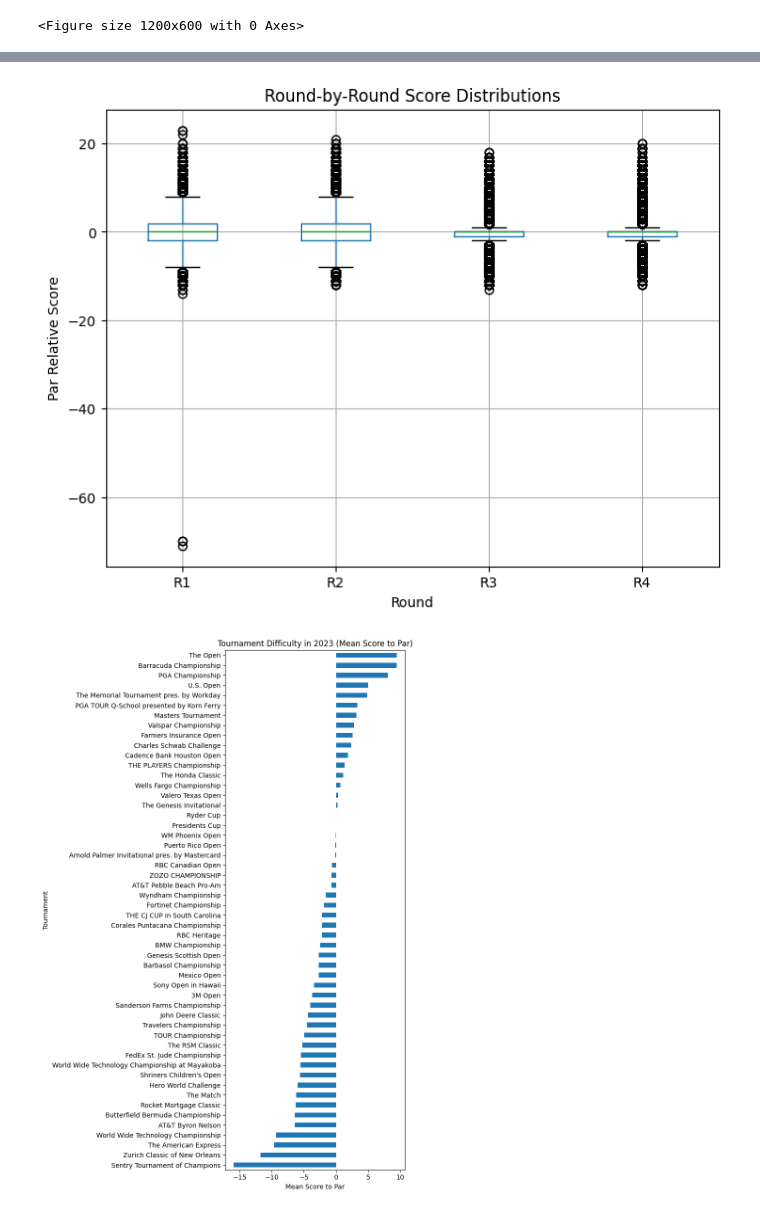
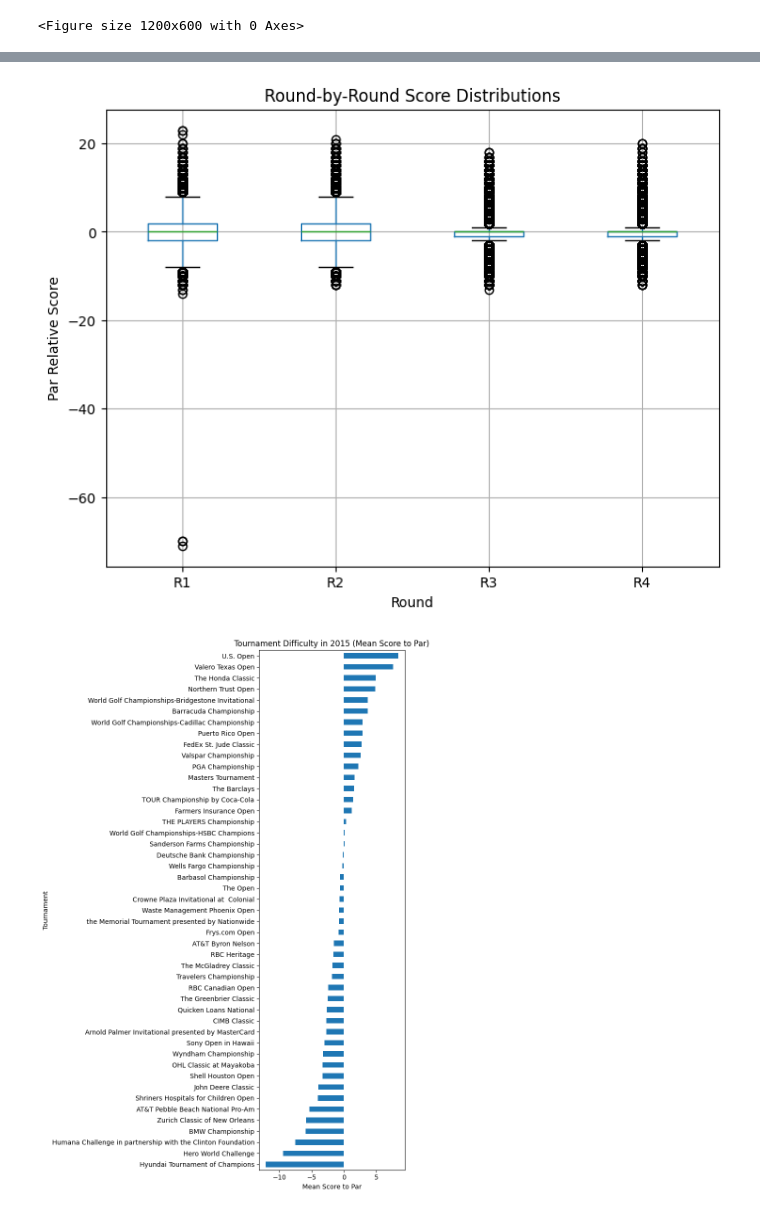
Before and after one commit to charlesbenfer/PGA_Prediction_Tools, a Jupyter notebook: eda.ipynb, the cells around one changed output, grey strips where cells are left out. Drawn from its saved outputs; the diff is of its cells as text; code cells hidden in the pictures.

```diff
--- a/eda.ipynb
+++ b/eda.ipynb
@@ -9,41 +9,41 @@ df = pd.read_csv(csv_path)
 # 2) Ensure R1–R4 are numeric, coercing errors to NaN, then fill NaN with 0
 for r in ['R1','R2','R3','R4']:
     df[r] = pd.to_numeric(df[r], errors='coerce').fillna(0).astype(int)
 
 # 3) Redefine toPar as the sum of R1–R4
 df['toPar'] = df[['R1','R2','R3','R4']].sum(axis=1)
 
 # 1) Boxplot: Distribution of Score to Par by Year
 plt.figure(figsize=(12, 6))
 df.boxplot(column='toPar', by='year', grid=False)
 plt.title('Distribution of Score to Par by Year')
 plt.suptitle('')  # remove automatic subtitle
 plt.xlabel('Year')
 plt.ylabel('Score to Par')
 plt.show()
 
 # 2) Boxplot: Round-by-Round Score Distributions
 plt.figure(figsize=(8, 6))
 df[['R1', 'R2', 'R3', 'R4']].boxplot()
 plt.title('Round-by-Round Score Distributions')
 plt.xlabel('Round')
 plt.ylabel('Par Relative Score')
 plt.show()
 
 # 3) Bar Chart: Median Score to Par by Tournament in a Given Year
-year = 2023
-sub = df[df['year'] == year]
-mean = sub.groupby('tournamentName')['toPar'].mean().sort_values()
+for year in df['year'].unique():
+    sub = df[df['year'] == year]
+    mean = sub.groupby('tournamentName')['toPar'].mean().sort_values()
 
-plt.figure(figsize=(8, 12))
-mean.plot(kind='barh')
-plt.title(f'Tournament Difficulty in {year} (Mean Score to Par)')
-plt.xlabel('Mean Score to Par')
-plt.ylabel('Tournament')
-plt.tight_layout()
-plt.show()
+    plt.figure(figsize=(8, 12))
+    mean.plot(kind='barh')
+    plt.title(f'Tournament Difficulty in {year} (Mean Score to Par)')
+    plt.xlabel('Mean Score to Par')
+    plt.ylabel('Tournament')
+    plt.tight_layout()
+    plt.show()
 # %% [output]
 <Figure size 1200x600 with 0 Axes>
 [figure]
 [figure]
-[figure, old version]
+[figure, new version]
```
Also changed, not shown: parts of 1 cell of this notebook, 2 other files.
